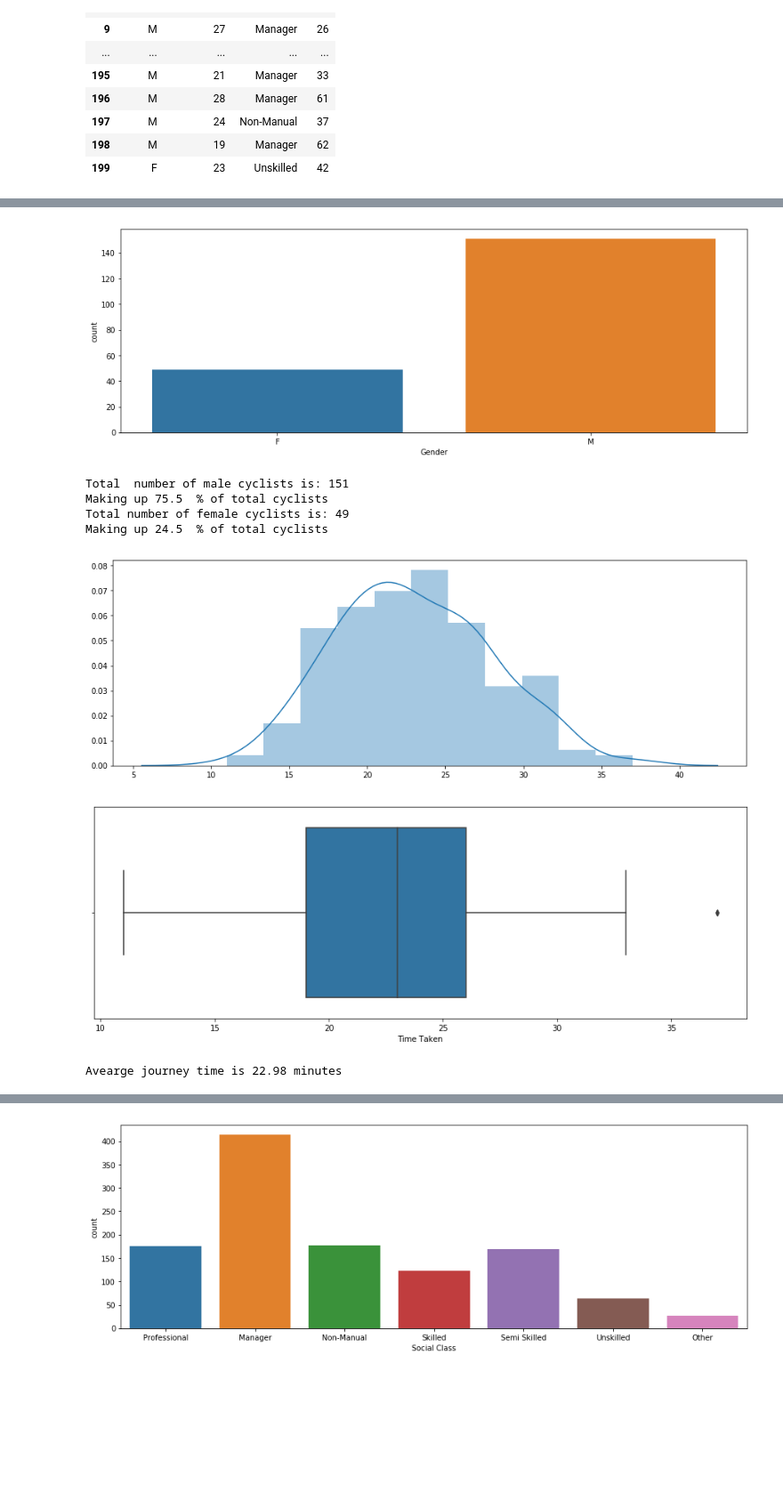
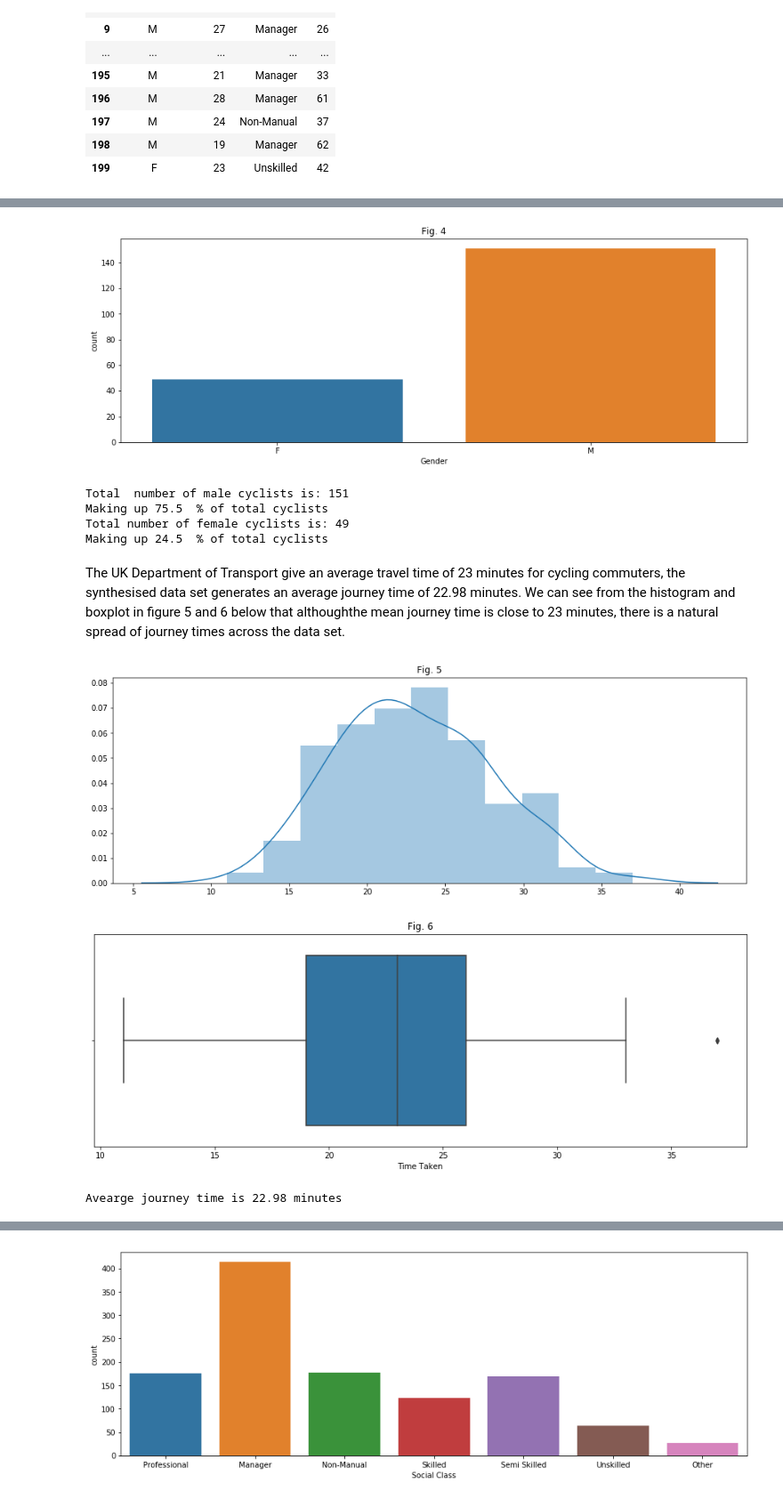
Before and after one commit to brensw/Programming-Project-2018, a Jupyter notebook: Commute data.ipynb, the cells around one changed output, grey strips where cells are left out. Shown at 89% size. Cells and saved outputs as stored; diff of their text form; code cells hidden in the pictures; blank space fills up the shorter version.

Commit message:
Write up to data analysis

```diff
--- a/Commute data.ipynb
+++ b/Commute data.ipynb
@@ -99,5 +103,5 @@ display(HTML(commute.to_html())) #Display data in a nice format
 # %%
-sns.countplot(x="Gender", data=commute)
+sns.countplot(x="Gender", data=commute ).set_title("Fig. 4")
 plt.show() #Disply break down of female V Male
 countM = commute['Gender'].eq('M').sum() #Count occurences of Males
 countF=commute['Gender'].eq('F').sum()  #count occurences of Females
@@ -108,19 +112,21 @@ print ("Total number of female cyclists is:" ,(countF))#display count and percen
 F_percentage=(countF/200)*100
 print ("Making up",(F_percentage)," % of total cyclists")
 # %% [output]
-[figure, old version]
+[figure, new version]
 Total  number of male cyclists is: 151
 Making up 75.5  % of total cyclists
 Total number of female cyclists is: 49
 Making up 24.5  % of total cyclists
+# %% [markdown]
+The UK Department of Transport give an average travel time of 23 minutes for cycling commuters, the synthesised data set generates an average journey time of 22.98 minutes. We can see from the histogram and boxplot in figure 5 and 6 below that althoughthe mean journey time is close to 23 minutes, there is a natural spread of journey times across the data set.
 # %%
-sns.distplot(Time_taken)#Create histogram of journey times
+sns.distplot(Time_taken).set_title('Fig. 5')#Create histogram of journey times
 plt.show()
-sns.boxplot(x=commute["Time Taken"]) #Create box plot of journey times
+sns.boxplot(x=commute["Time Taken"]).set_title('Fig. 6') #Create box plot of journey times
 plt.show()
 time_mean=np.mean(Time_taken)
 print ("Avearge journey time is",(time_mean),"minutes")# Show the mean journey time in minutes
 # %% [output]
-[figure, old version]
+[figure, new version]
-[figure, old version]
+[figure, new version]
 Avearge journey time is 22.98 minutes
```
Also changed, not shown: parts of 5 cells of this notebook.
